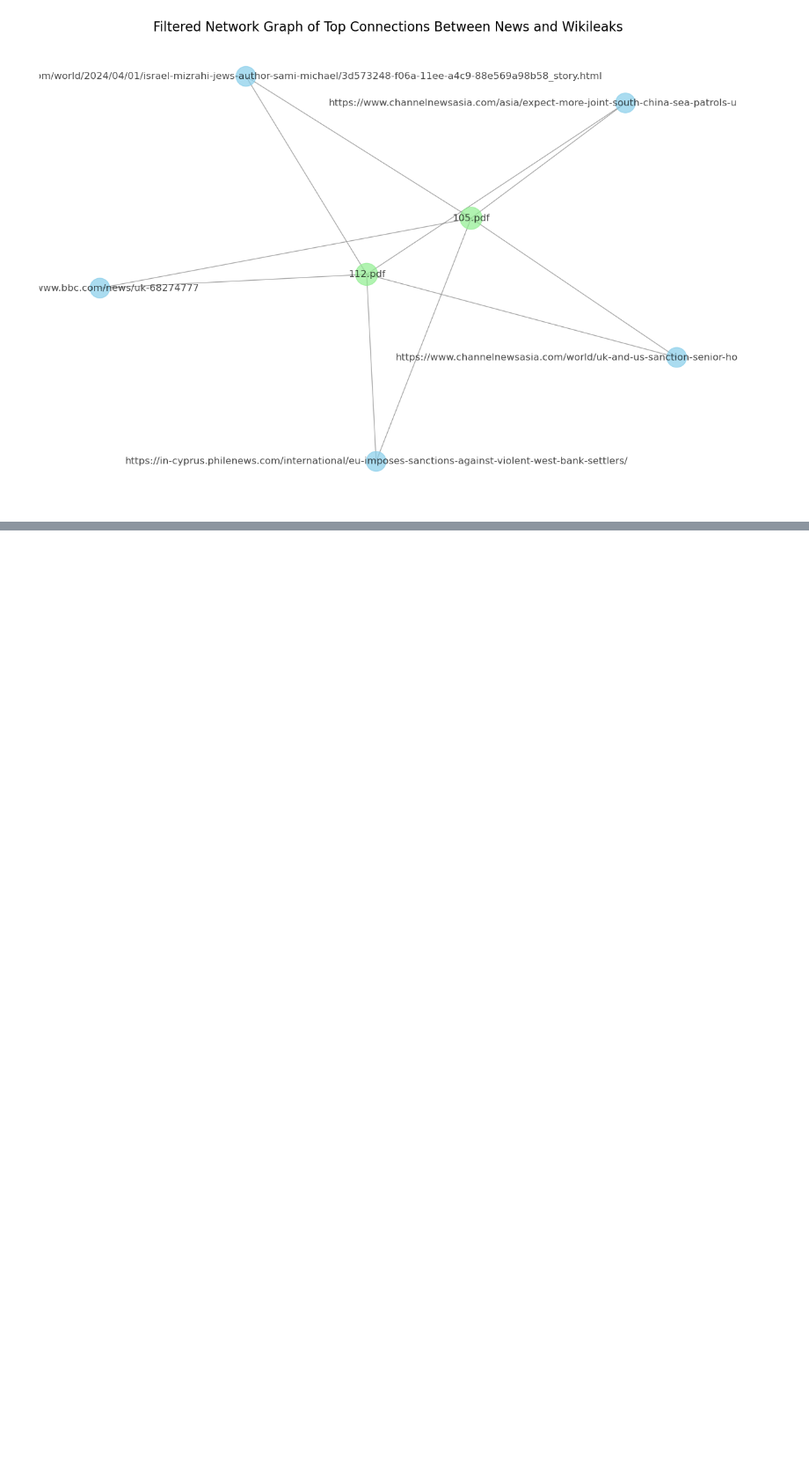
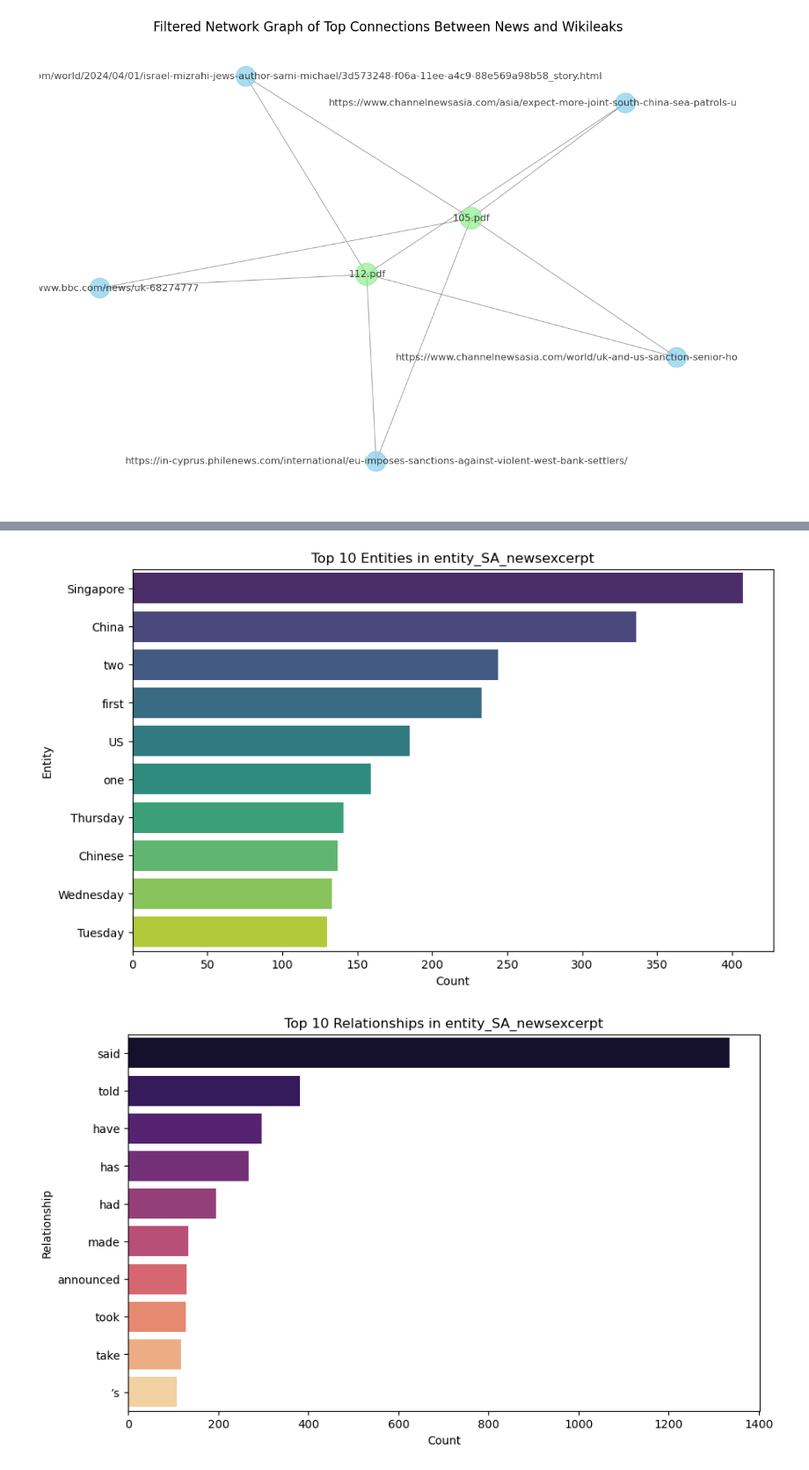
Before and after one commit to mahipandcy/SMUBIADatathon, a Jupyter notebook: visualisation.ipynb, the cells around one changed output, grey strips where cells are left out. Shown at 88% size. Saved outputs shown, nothing was run; the diff lists cells and outputs as text; code cells hidden in the pictures; blank space fills up the shorter version.

```diff
--- a/visualisation.ipynb
+++ b/visualisation.ipynb
@@ -122,0 +315,11 @@ plt.show()
+# %%
+# Visualizations for entity_SA_newsexcerpt
+df_news['text'] = df_news['Text']  # Ensure text column consistency
+visualize_entity_frequency(df_news, "entity_SA_newsexcerpt")
+visualize_relationship_frequency(df_news, "entity_SA_newsexcerpt")
+visualize_sentiment_distribution(df_news, "entity_SA_newsexcerpt")
+visualize_content_length(df_news, "entity_SA_newsexcerpt")
+visualize_similarity(df_news, "text", "entity_SA_newsexcerpt")
+# %% [output]
+[figure, added]
+[figure, added]
```
Also changed, not shown: parts of 9 cells of this notebook.
